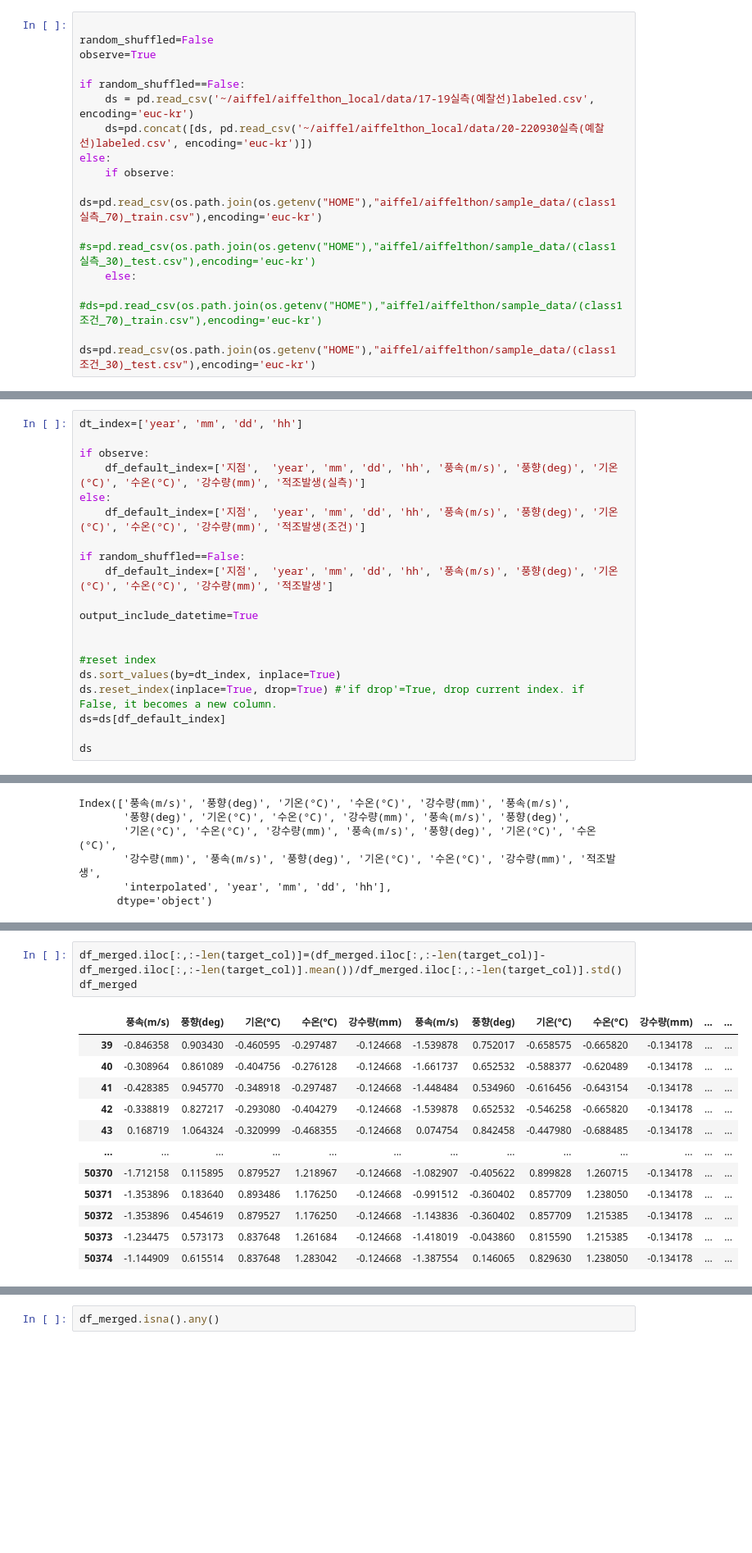
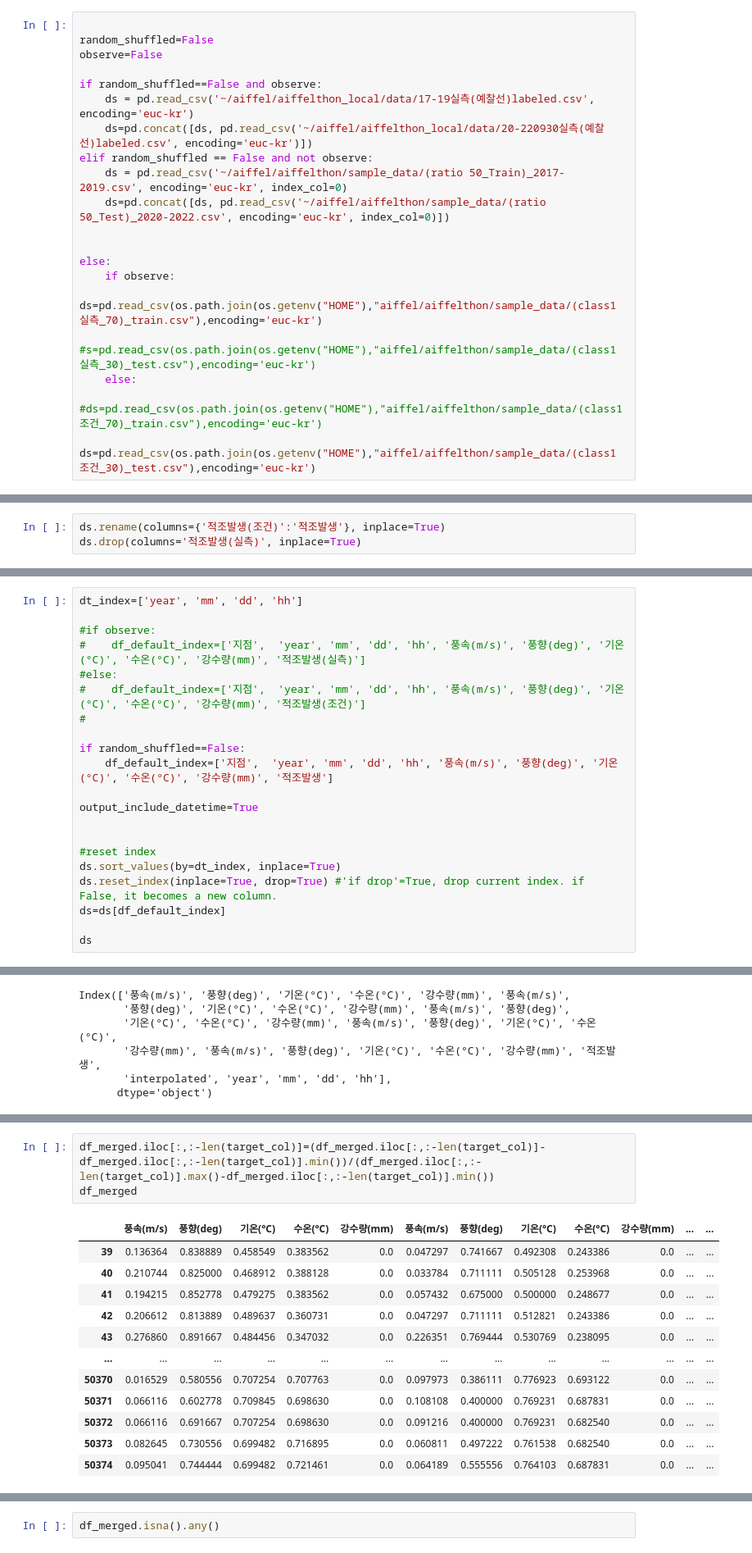
Before and after one commit to chhyyi/aiffelthon, a Jupyter notebook: class1_LSTM&GRU_preprocess.ipynb, the cells around one changed output, grey strips where cells are left out. Shown at 82% size. Drawn from its saved outputs; the diff is of its cells as text; blank space fills up the shorter version.

```diff
--- a/class1_LSTM&GRU_preprocess.ipynb
+++ b/class1_LSTM&GRU_preprocess.ipynb
@@ -28,11 +28,16 @@ import os
 # %%
 
 random_shuffled=False
-observe=True
+observe=False
 
-if random_shuffled==False:
+if random_shuffled==False and observe:
     ds = pd.read_csv('~/aiffel/aiffelthon_local/data/17-19실측(예찰선)labeled.csv', encoding='euc-kr')
     ds=pd.concat([ds, pd.read_csv('~/aiffel/aiffelthon_local/data/20-220930실측(예찰선)labeled.csv', encoding='euc-kr')])
+elif random_shuffled == False and not observe:
+    ds = pd.read_csv('~/aiffel/aiffelthon/sample_data/(ratio 50_Train)_2017-2019.csv', encoding='euc-kr', index_col=0)
+    ds=pd.concat([ds, pd.read_csv('~/aiffel/aiffelthon/sample_data/(ratio 50_Test)_2020-2022.csv', encoding='euc-kr', index_col=0)])
+
+
 else:
     if observe:
         ds=pd.read_csv(os.path.join(os.getenv("HOME"),"aiffel/aiffelthon/sample_data/(class1 실측_70)_train.csv"),encoding='euc-kr')
@@ -53,3 +58,6 @@ ds['hh']=ds['일시'].apply(lambda x: pd.Timestamp(x).hour)
 observe : class1 70:30 분할 데이터를 처리하기 위해 구분했던 것이다.
 random_shuffled : 2022-11-27에
 output_include_datetime : True
+# %%
+ds.rename(columns={'적조발생(조건)':'적조발생'}, inplace=True)
+ds.drop(columns='적조발생(실측)', inplace=True)
@@ -56,10 +80,11 @@ output_include_datetime : True
 # %%
 dt_index=['year', 'mm', 'dd', 'hh']
 
-if observe:
-    df_default_index=['지점',  'year', 'mm', 'dd', 'hh', '풍속(m/s)', '풍향(deg)', '기온(°C)', '수온(°C)', '강수량(mm)', '적조발생(실측)']
-else:
-    df_default_index=['지점',  'year', 'mm', 'dd', 'hh', '풍속(m/s)', '풍향(deg)', '기온(°C)', '수온(°C)', '강수량(mm)', '적조발생(조건)']
+#if observe:
+#    df_default_index=['지점',  'year', 'mm', 'dd', 'hh', '풍속(m/s)', '풍향(deg)', '기온(°C)', '수온(°C)', '강수량(mm)', '적조발생(실측)']
+#else:
+#    df_default_index=['지점',  'year', 'mm', 'dd', 'hh', '풍속(m/s)', '풍향(deg)', '기온(°C)', '수온(°C)', '강수량(mm)', '적조발생(조건)']
+#
 
 if random_shuffled==False:
     df_default_index=['지점',  'year', 'mm', 'dd', 'hh', '풍속(m/s)', '풍향(deg)', '기온(°C)', '수온(°C)', '강수량(mm)', '적조발생']
@@ -274,21 +299,21 @@ hh              0
 dtype: int64
  total_rows:  50336
 # %%
-df_merged.iloc[:,:-len(target_col)]=(df_merged.iloc[:,:-len(target_col)]-df_merged.iloc[:,:-len(target_col)].mean())/df_merged.iloc[:,:-len(target_col)].std()
+df_merged.iloc[:,:-len(target_col)]=(df_merged.iloc[:,:-len(target_col)]-df_merged.iloc[:,:-len(target_col)].min())/(df_merged.iloc[:,:-len(target_col)].max()-df_merged.iloc[:,:-len(target_col)].min())
 df_merged
 # %% [output]
 |  | 풍속(m/s) | 풍향(deg) | 기온(°C) | 수온(°C) | 강수량(mm) | 풍속(m/s) | 풍향(deg) | 기온(°C) | 수온(°C) | 강수량(mm) | ... | ... |
-| 39 | -0.846358 | 0.903430 | -0.460595 | -0.297487 | -0.124668 | -1.539878 | 0.752017 | -0.658575 | -0.665820 | -0.134178 | ... | ... |
-| 40 | -0.308964 | 0.861089 | -0.404756 | -0.276128 | -0.124668 | -1.661737 | 0.652532 | -0.588377 | -0.620489 | -0.134178 | ... | ... |
-| 41 | -0.428385 | 0.945770 | -0.348918 | -0.297487 | -0.124668 | -1.448484 | 0.534960 | -0.616456 | -0.643154 | -0.134178 | ... | ... |
-| 42 | -0.338819 | 0.827217 | -0.293080 | -0.404279 | -0.124668 | -1.539878 | 0.652532 | -0.546258 | -0.665820 | -0.134178 | ... | ... |
-| 43 | 0.168719 | 1.064324 | -0.320999 | -0.468355 | -0.124668 | 0.074754 | 0.842458 | -0.447980 | -0.688485 | -0.134178 | ... | ... |
+| 39 | 0.136364 | 0.838889 | 0.458549 | 0.383562 | 0.0 | 0.047297 | 0.741667 | 0.492308 | 0.243386 | 0.0 | ... | ... |
+| 40 | 0.210744 | 0.825000 | 0.468912 | 0.388128 | 0.0 | 0.033784 | 0.711111 | 0.505128 | 0.253968 | 0.0 | ... | ... |
+| 41 | 0.194215 | 0.852778 | 0.479275 | 0.383562 | 0.0 | 0.057432 | 0.675000 | 0.500000 | 0.248677 | 0.0 | ... | ... |
+| 42 | 0.206612 | 0.813889 | 0.489637 | 0.360731 | 0.0 | 0.047297 | 0.711111 | 0.512821 | 0.243386 | 0.0 | ... | ... |
+| 43 | 0.276860 | 0.891667 | 0.484456 | 0.347032 | 0.0 | 0.226351 | 0.769444 | 0.530769 | 0.238095 | 0.0 | ... | ... |
 | ... | ... | ... | ... | ... | ... | ... | ... | ... | ... | ... | ... | ... |
-| 50370 | -1.712158 | 0.115895 | 0.879527 | 1.218967 | -0.124668 | -1.082907 | -0.405622 | 0.899828 | 1.260715 | -0.134178 | ... | ... |
-| 50371 | -1.353896 | 0.183640 | 0.893486 | 1.176250 | -0.124668 | -0.991512 | -0.360402 | 0.857709 | 1.238050 | -0.134178 | ... | ... |
-| 50372 | -1.353896 | 0.454619 | 0.879527 | 1.176250 | -0.124668 | -1.143836 | -0.360402 | 0.857709 | 1.215385 | -0.134178 | ... | ... |
-| 50373 | -1.234475 | 0.573173 | 0.837648 | 1.261684 | -0.124668 | -1.418019 | -0.043860 | 0.815590 | 1.215385 | -0.134178 | ... | ... |
-| 50374 | -1.144909 | 0.615514 | 0.837648 | 1.283042 | -0.124668 | -1.387554 | 0.146065 | 0.829630 | 1.238050 | -0.134178 | ... | ... |
+| 50370 | 0.016529 | 0.580556 | 0.707254 | 0.707763 | 0.0 | 0.097973 | 0.386111 | 0.776923 | 0.693122 | 0.0 | ... | ... |
+| 50371 | 0.066116 | 0.602778 | 0.709845 | 0.698630 | 0.0 | 0.108108 | 0.400000 | 0.769231 | 0.687831 | 0.0 | ... | ... |
+| 50372 | 0.066116 | 0.691667 | 0.707254 | 0.698630 | 0.0 | 0.091216 | 0.400000 | 0.769231 | 0.682540 | 0.0 | ... | ... |
+| 50373 | 0.082645 | 0.730556 | 0.699482 | 0.716895 | 0.0 | 0.060811 | 0.497222 | 0.761538 | 0.682540 | 0.0 | ... | ... |
+| 50374 | 0.095041 | 0.744444 | 0.699482 | 0.721461 | 0.0 | 0.064189 | 0.555556 | 0.764103 | 0.687831 | 0.0 | ... | ... |
 50336 rows × 31 columns
 # %%
 if random_shuffled==False and output_include_datetime==True:
```
Also changed, not shown: parts of 3 cells of this notebook.
